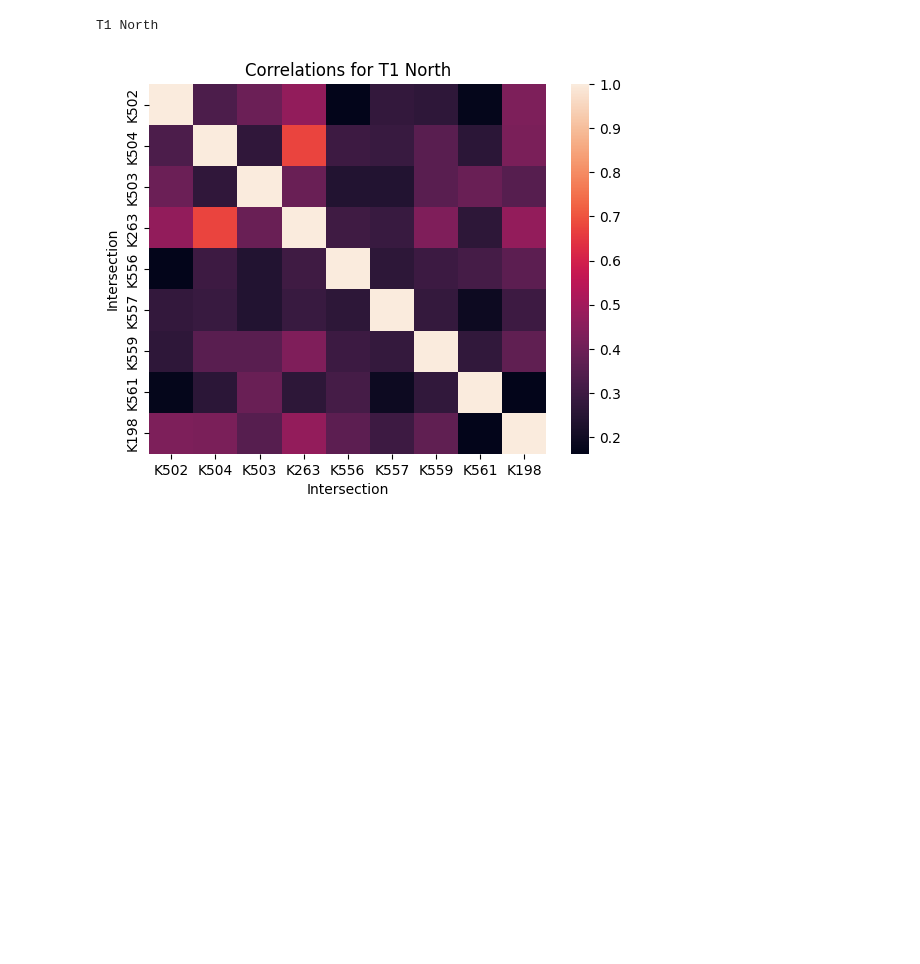
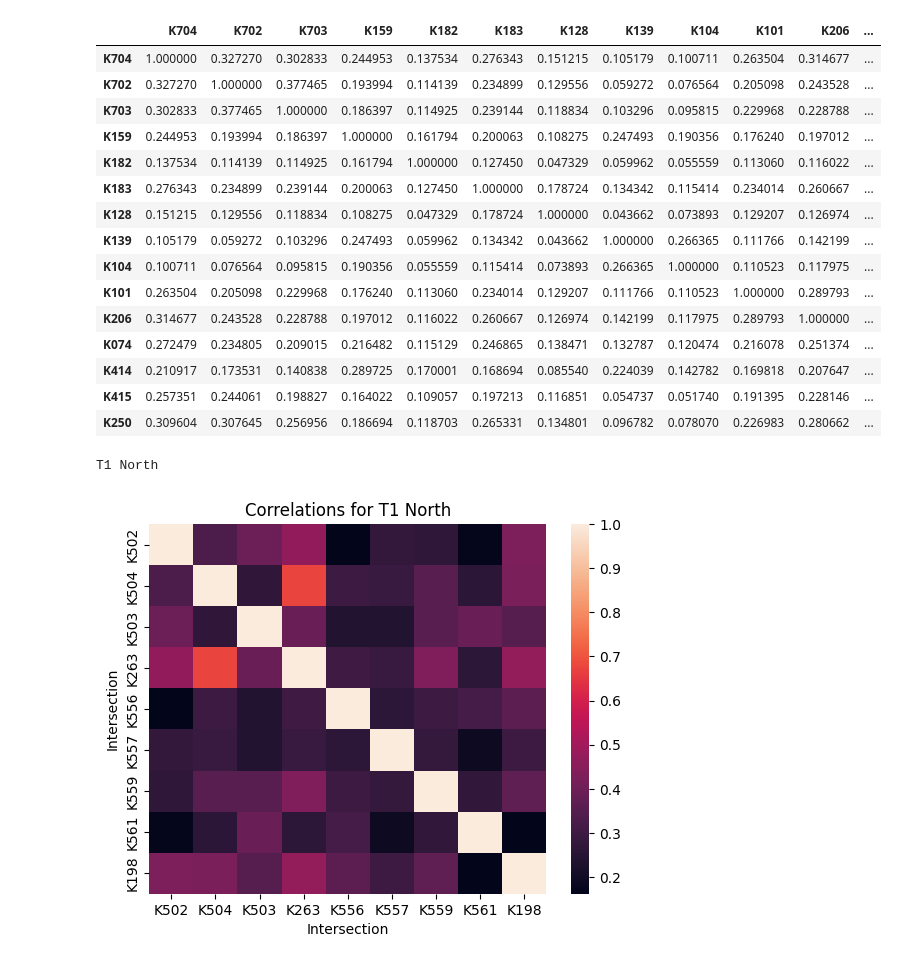
Before and after one commit to himanshudce/OWRI, a Jupyter notebook: notebooks/correlation_analysis.ipynb, the cells around one changed output. Cells and saved outputs as stored; diff of their text form; code cells hidden in the pictures; blank space fills up the shorter version.

```diff
--- a/notebooks/correlation_analysis.ipynb
+++ b/notebooks/correlation_analysis.ipynb
@@ -138,3 +199,22 @@ plot_heatmap(df, 'all','all')
+# %%
+correlated_results['T2_North'].corr()
+# %% [output]
+|  | K704 | K702 | K703 | K159 | K182 | K183 | K128 | K139 | K104 | K101 | K206 | ... |
+| K704 | 1.000000 | 0.327270 | 0.302833 | 0.244953 | 0.137534 | 0.276343 | 0.151215 | 0.105179 | 0.100711 | 0.263504 | 0.314677 | ... |
+| K702 | 0.327270 | 1.000000 | 0.377465 | 0.193994 | 0.114139 | 0.234899 | 0.129556 | 0.059272 | 0.076564 | 0.205098 | 0.243528 | ... |
+| K703 | 0.302833 | 0.377465 | 1.000000 | 0.186397 | 0.114925 | 0.239144 | 0.118834 | 0.103296 | 0.095815 | 0.229968 | 0.228788 | ... |
+| K159 | 0.244953 | 0.193994 | 0.186397 | 1.000000 | 0.161794 | 0.200063 | 0.108275 | 0.247493 | 0.190356 | 0.176240 | 0.197012 | ... |
+| K182 | 0.137534 | 0.114139 | 0.114925 | 0.161794 | 1.000000 | 0.127450 | 0.047329 | 0.059962 | 0.055559 | 0.113060 | 0.116022 | ... |
+| K183 | 0.276343 | 0.234899 | 0.239144 | 0.200063 | 0.127450 | 1.000000 | 0.178724 | 0.134342 | 0.115414 | 0.234014 | 0.260667 | ... |
+| K128 | 0.151215 | 0.129556 | 0.118834 | 0.108275 | 0.047329 | 0.178724 | 1.000000 | 0.043662 | 0.073893 | 0.129207 | 0.126974 | ... |
+| K139 | 0.105179 | 0.059272 | 0.103296 | 0.247493 | 0.059962 | 0.134342 | 0.043662 | 1.000000 | 0.266365 | 0.111766 | 0.142199 | ... |
+| K104 | 0.100711 | 0.076564 | 0.095815 | 0.190356 | 0.055559 | 0.115414 | 0.073893 | 0.266365 | 1.000000 | 0.110523 | 0.117975 | ... |
+| K101 | 0.263504 | 0.205098 | 0.229968 | 0.176240 | 0.113060 | 0.234014 | 0.129207 | 0.111766 | 0.110523 | 1.000000 | 0.289793 | ... |
+| K206 | 0.314677 | 0.243528 | 0.228788 | 0.197012 | 0.116022 | 0.260667 | 0.126974 | 0.142199 | 0.117975 | 0.289793 | 1.000000 | ... |
+| K074 | 0.272479 | 0.234805 | 0.209015 | 0.216482 | 0.115129 | 0.246865 | 0.138471 | 0.132787 | 0.120474 | 0.216078 | 0.251374 | ... |
+| K414 | 0.210917 | 0.173531 | 0.140838 | 0.289725 | 0.170001 | 0.168694 | 0.085540 | 0.224039 | 0.142782 | 0.169818 | 0.207647 | ... |
+| K415 | 0.257351 | 0.244061 | 0.198827 | 0.164022 | 0.109057 | 0.197213 | 0.116851 | 0.054737 | 0.051740 | 0.191395 | 0.228146 | ... |
+| K250 | 0.309604 | 0.307645 | 0.256956 | 0.186694 | 0.118703 | 0.265331 | 0.134801 | 0.096782 | 0.078070 | 0.226983 | 0.280662 | ... |
 # %%
 df = correlated_results['df']
 plot_heatmap(df, 'all','all')
```
Also changed, not shown: parts of 17 cells of this notebook, 19 other files.
